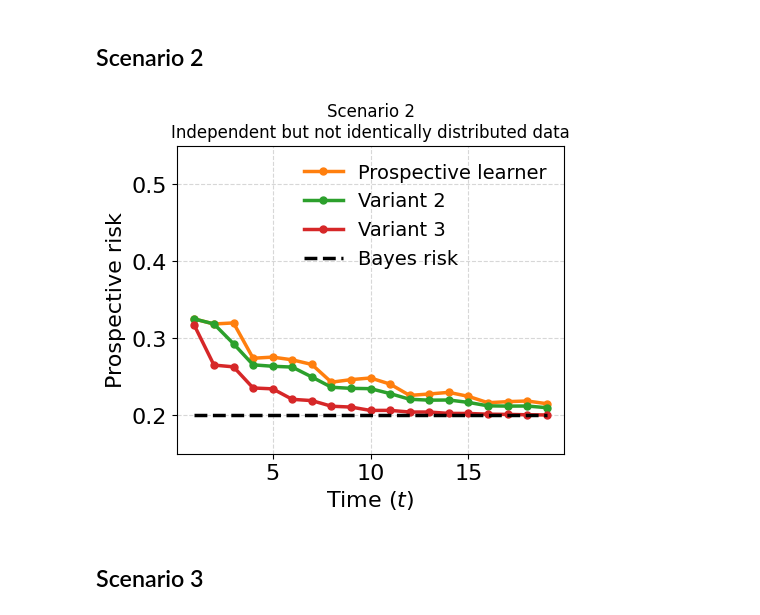
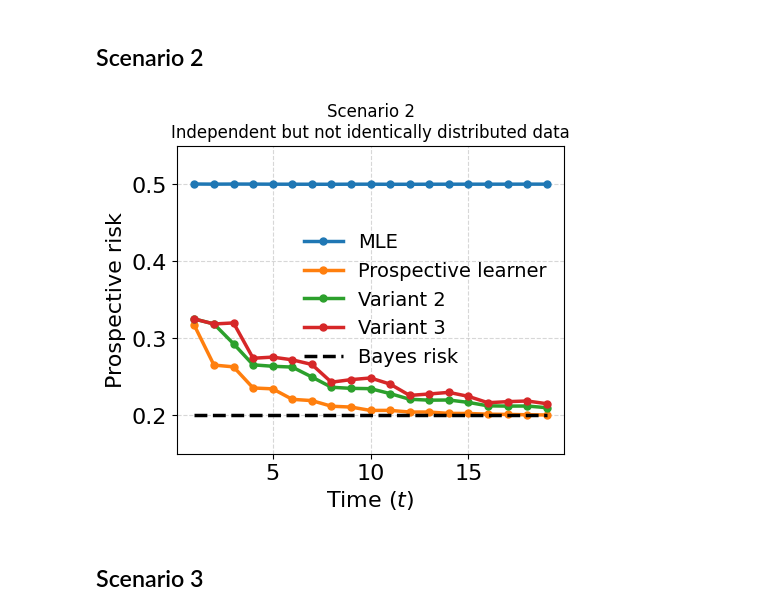
Before and after one commit to YuxinB/ProL, a Jupyter notebook: notebooks/0-final_figures-rahul.ipynb, the cells around one changed output. Saved outputs shown, nothing was run; the diff lists cells and outputs as text; code cells hidden in the pictures.

Commit message:
scenario 2 plot

```diff
--- a/notebooks/0-final_figures-rahul.ipynb
+++ b/notebooks/0-final_figures-rahul.ipynb
@@ -43,28 +43,33 @@ plt.show()
 # %%
 file = '../experiments/binary_data/results/scenario2.npy'
 outputs = np.load(file, allow_pickle=True).tolist()
 
 labels = [r'MLE', r'Prospective learner', r'Variant 2', r'Variant 3']
-cols = ['blue', 'C1', 'C2', 'C3']
+cols = ['C0', 'C1', 'C2', 'C3']
+
+# swap lines:
+tmp = np.array(outputs['risk'][:, 1])
+outputs['risk'][:, 1] = outputs['risk'][:, 3]
+outputs['risk'][:, 3] = tmp
 
 plt.figure(figsize=(5, 4))
 for i, label in enumerate(labels):
-    if i == 0: continue
+    #if i == 0: continue
     plt.plot(outputs['time'], outputs['risk'][:, i], lw=2.5, marker='o', ms=5, label=label, c=cols[i])
 plt.plot(outputs['time'], 0.2 * np.ones(len(outputs['time'])), ls='dashed', color='k', lw=2.5, label='Bayes risk')
 plt.locator_params(axis='x', nbins=5)
 plt.xlabel(r"Time ($t$)")
 plt.ylabel(r"Prospective risk")
-plt.legend(frameon=False, fontsize=14, loc='upper right')
+plt.legend(frameon=False, fontsize=14, loc='center right')
 plt.grid(alpha=0.5, ls='--')
 plt.title('Scenario 2' + '\n' + 'Independent but not identically distributed data', fontsize=12)
 
 plt.ylim([0.15, 0.55])
 
 plt.savefig("../figures/syn_scenario2.pdf", bbox_inches="tight")
 plt.show()
 # %% [output]
-[figure, old version]
+[figure, new version]
 # %% [markdown]
 ## Scenario 3
 # %%
```
Also changed, not shown: 2 other files.
